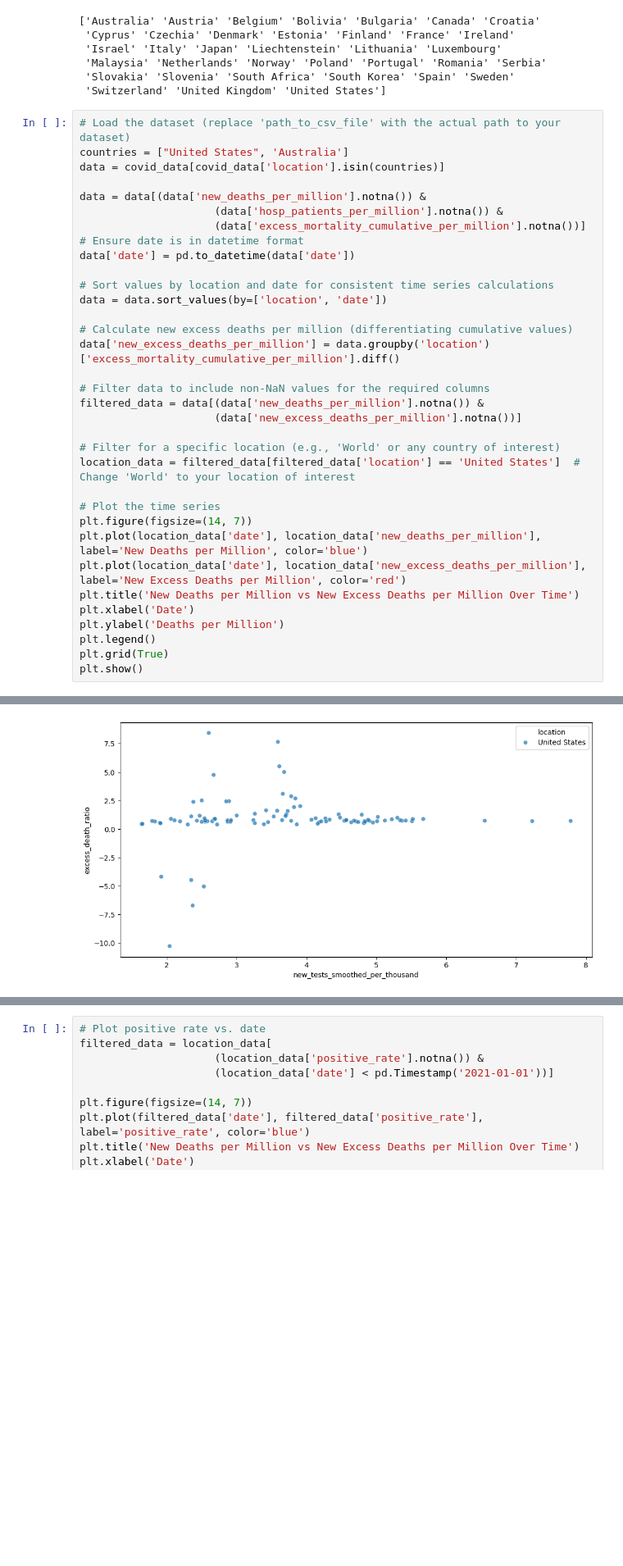
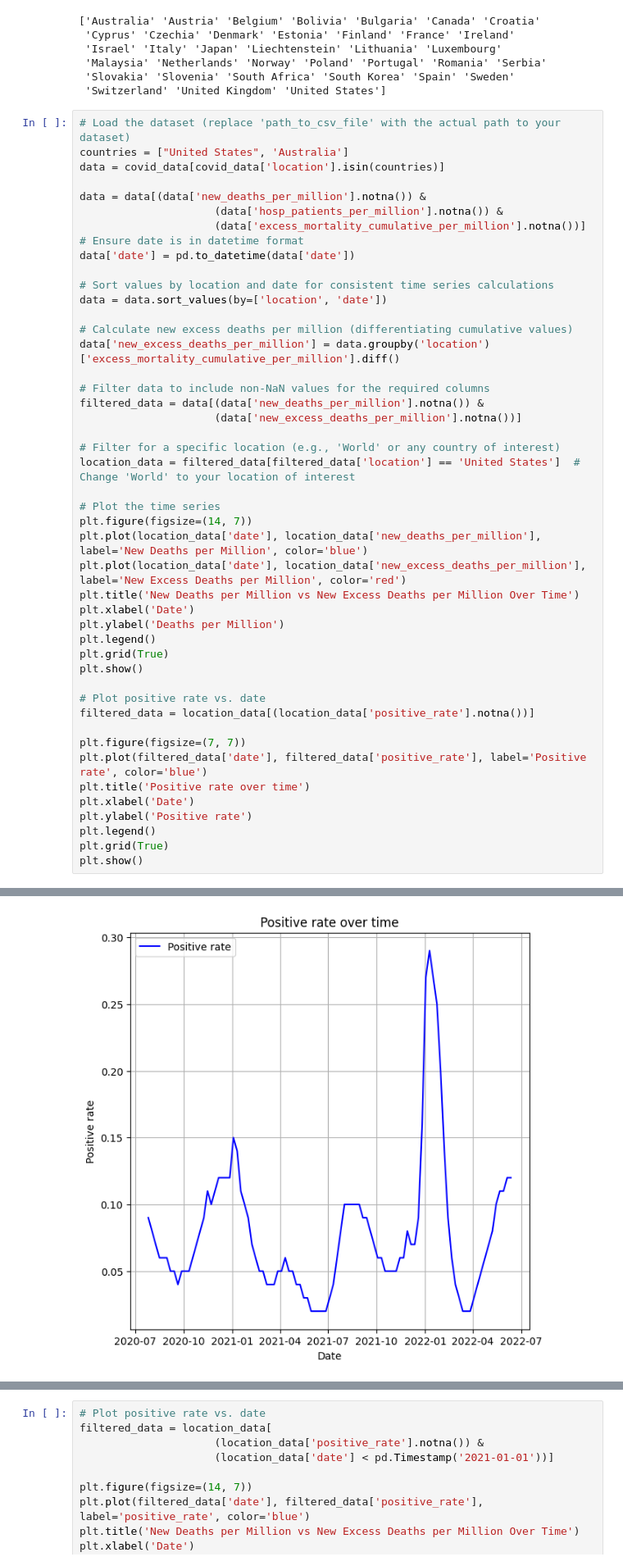
Before and after one commit to Kirigaya-Suguha/Final_Project_6, a Jupyter notebook: guowei.ipynb, the cells around one changed output, grey strips where cells are left out. Shown at 82% size. Saved outputs shown, nothing was run; the diff lists cells and outputs as text; blank space fills up the shorter version.

```diff
--- a/guowei.ipynb
+++ b/guowei.ipynb
@@ -98,5 +98,17 @@ plt.ylabel('Deaths per Million')
 plt.legend()
 plt.grid(True)
 plt.show()
+
+# Plot positive rate vs. date
+filtered_data = location_data[(location_data['positive_rate'].notna())]
+
+plt.figure(figsize=(7, 7))
+plt.plot(filtered_data['date'], filtered_data['positive_rate'], label='Positive rate', color='blue')
+plt.title('Positive rate over time')
+plt.xlabel('Date')
+plt.ylabel('Positive rate')
+plt.legend()
+plt.grid(True)
+plt.show()
 # %% [output]
 [figure]
@@ -109,4 +115,4 @@ See the caveats in the documentation: https://pandas.pydata.org/pandas-docs/stab
-[figure, old version]
+[figure, new version]
 # %%
 # Filter for a specific location (e.g., 'World' or any country of interest)
 location_data = filtered_data[filtered_data['location'] == 'Australia']  # Change 'World' to your location of interest
```
Also changed, not shown: parts of 3 cells of this notebook.
